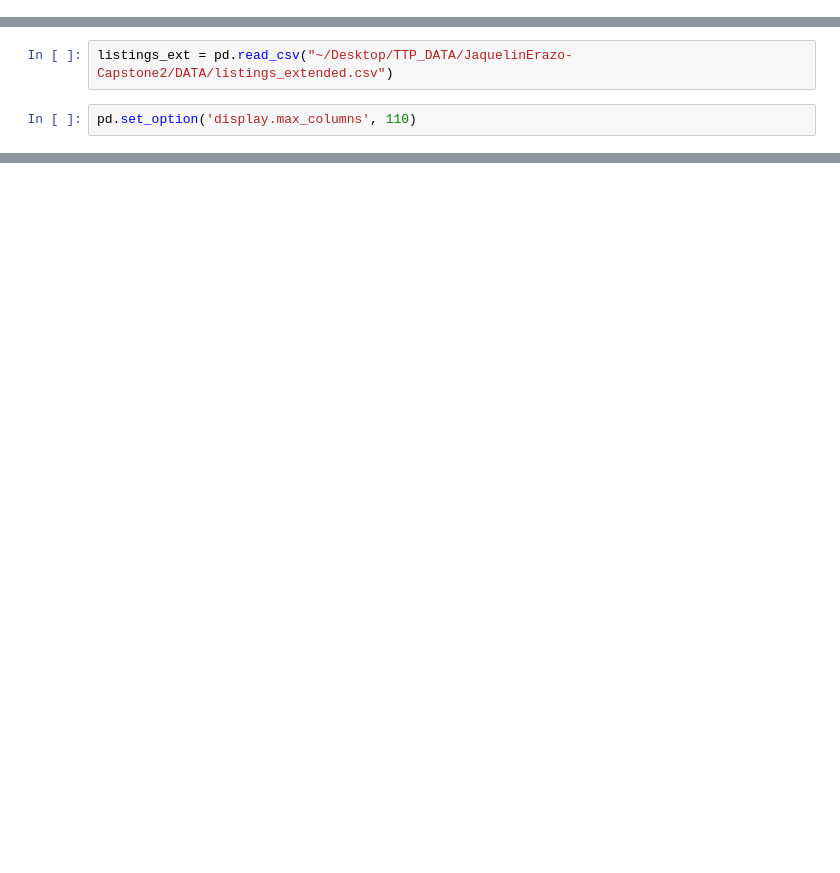
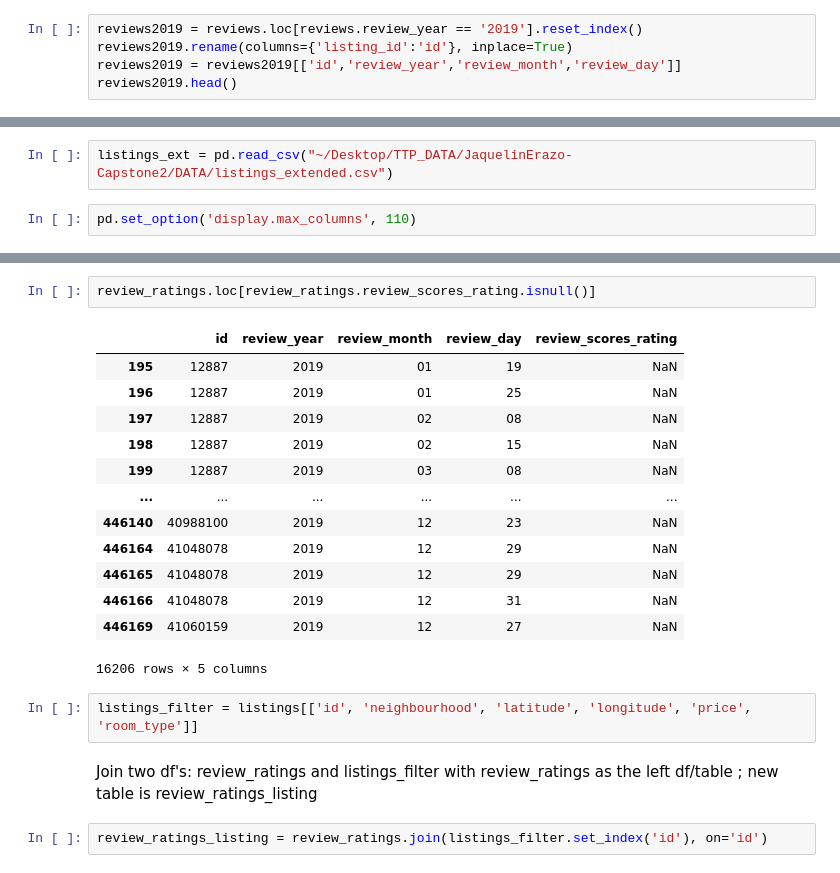
Before and after one commit to jerazo1744/JaquelinErazo-Capstone2, a Jupyter notebook: Airbnb_Capstone_Project.ipynb, the cells around one changed output, grey strips where cells are left out. Saved outputs shown, nothing was run; the diff lists cells and outputs as text; blank space fills up the shorter version.

```diff
--- a/Airbnb_Capstone_Project.ipynb
+++ b/Airbnb_Capstone_Project.ipynb
@@ -125,0 +117,5 @@ reviews.loc[reviews.review_year == '2019']
+# %%
+reviews2019 = reviews.loc[reviews.review_year == '2019'].reset_index()
+reviews2019.rename(columns={'listing_id':'id'}, inplace=True)
+reviews2019 = reviews2019[['id','review_year','review_month','review_day']]
+reviews2019.head()
@@ -138,0 +185,22 @@ listings_ext.head()
+# %%
+review_ratings.loc[review_ratings.review_scores_rating.isnull()]
+# %% [output]
+|  | id | review_year | review_month | review_day | review_scores_rating |
+| 195 | 12887 | 2019 | 01 | 19 | NaN |
+| 196 | 12887 | 2019 | 01 | 25 | NaN |
+| 197 | 12887 | 2019 | 02 | 08 | NaN |
+| 198 | 12887 | 2019 | 02 | 15 | NaN |
+| 199 | 12887 | 2019 | 03 | 08 | NaN |
+| ... | ... | ... | ... | ... | ... |
+| 446140 | 40988100 | 2019 | 12 | 23 | NaN |
+| 446164 | 41048078 | 2019 | 12 | 29 | NaN |
+| 446165 | 41048078 | 2019 | 12 | 29 | NaN |
+| 446166 | 41048078 | 2019 | 12 | 31 | NaN |
+| 446169 | 41060159 | 2019 | 12 | 27 | NaN |
+16206 rows × 5 columns
+# %%
+listings_filter = listings[['id', 'neighbourhood', 'latitude', 'longitude', 'price', 'room_type']]
+# %% [markdown]
+Join two df's: review_ratings and listings_filter with review_ratings as the left df/table ; new table is review_ratings_listing
+# %%
+review_ratings_listing = review_ratings.join(listings_filter.set_index('id'), on='id')
```
Also changed, not shown: parts of 17 cells of this notebook.
